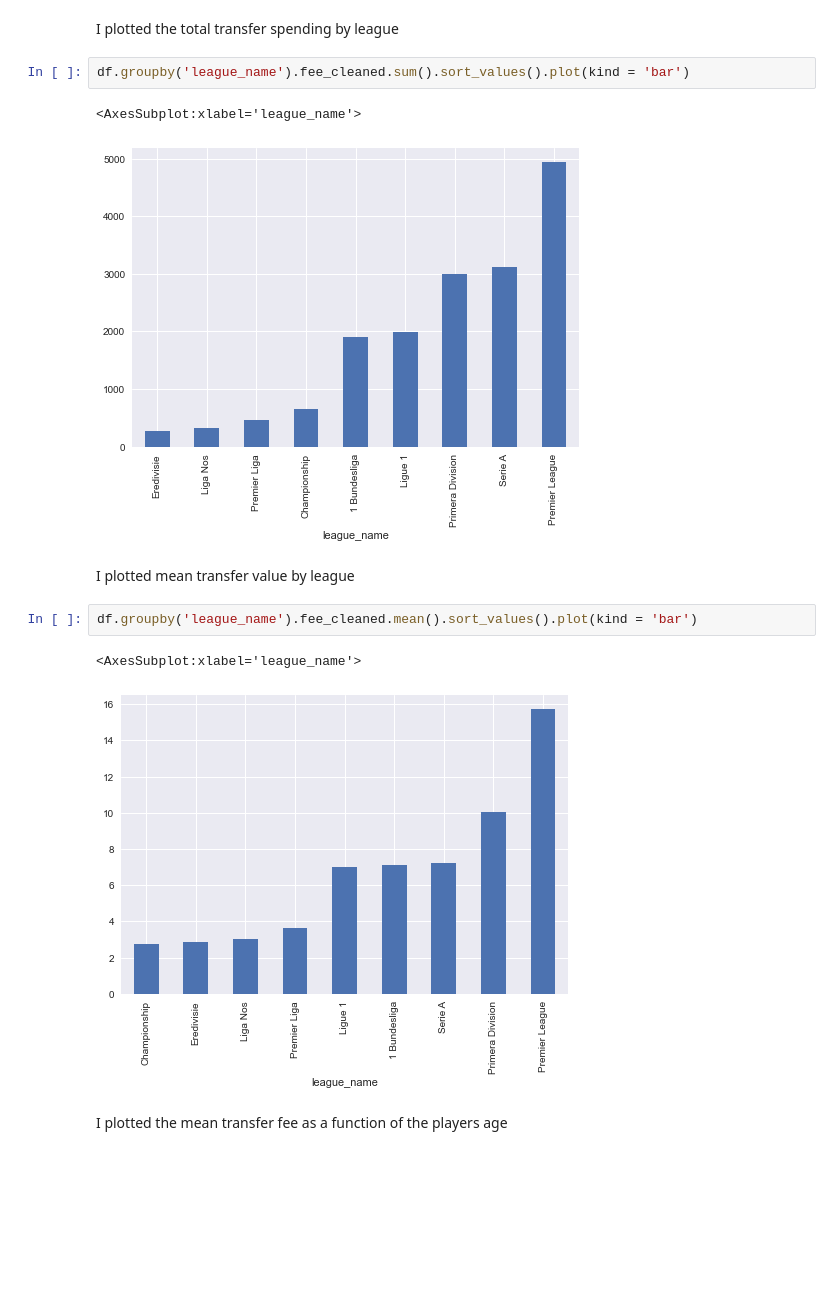
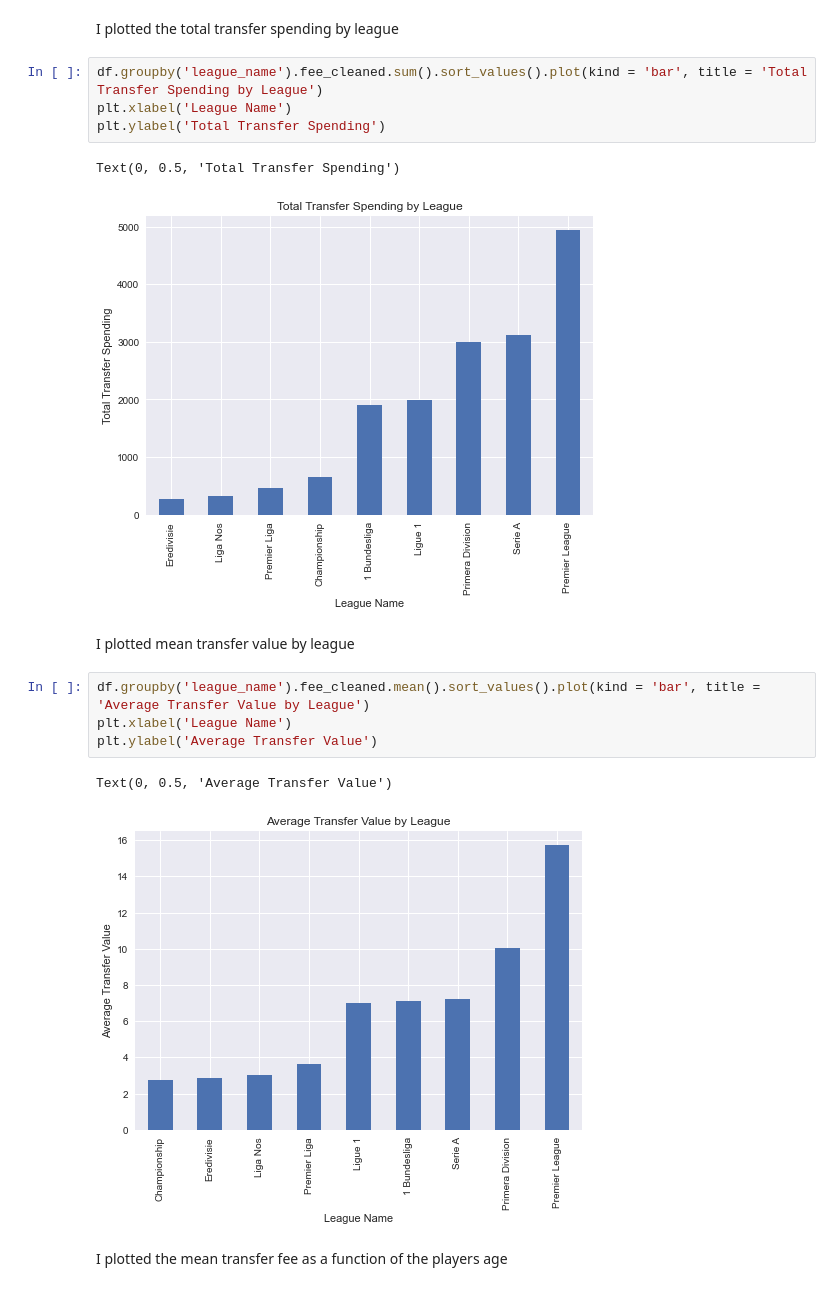
Before and after one commit to esadsetts/Mod_5_Project, a Jupyter notebook: Scrape and EDA.ipynb, the cells around one changed output. Saved outputs shown, nothing was run; the diff lists cells and outputs as text; blank space fills up the shorter version.

```diff
--- a/Scrape and EDA.ipynb
+++ b/Scrape and EDA.ipynb
@@ -68,17 +72,21 @@ df.groupby('year').fee_cleaned.mean().plot(kind = 'bar')
 # %% [markdown]
 I plotted the total transfer spending by league
 # %%
-df.groupby('league_name').fee_cleaned.sum().sort_values().plot(kind = 'bar')
+df.groupby('league_name').fee_cleaned.sum().sort_values().plot(kind = 'bar', title = 'Total Transfer Spending by League')
+plt.xlabel('League Name')
+plt.ylabel('Total Transfer Spending')
 # %% [output]
-<AxesSubplot:xlabel='league_name'>
+Text(0, 0.5, 'Total Transfer Spending')
-[figure, old version]
+[figure, new version]
 # %% [markdown]
 I plotted mean transfer value by league
 # %%
-df.groupby('league_name').fee_cleaned.mean().sort_values().plot(kind = 'bar')
+df.groupby('league_name').fee_cleaned.mean().sort_values().plot(kind = 'bar', title = 'Average Transfer Value by League')
+plt.xlabel('League Name')
+plt.ylabel('Average Transfer Value')
 # %% [output]
-<AxesSubplot:xlabel='league_name'>
+Text(0, 0.5, 'Average Transfer Value')
-[figure, old version]
+[figure, new version]
 # %% [markdown]
 I plotted the mean transfer fee as a function of the players age
 # %%
```
Also changed, not shown: parts of 12 cells of this notebook, 1 other file.
